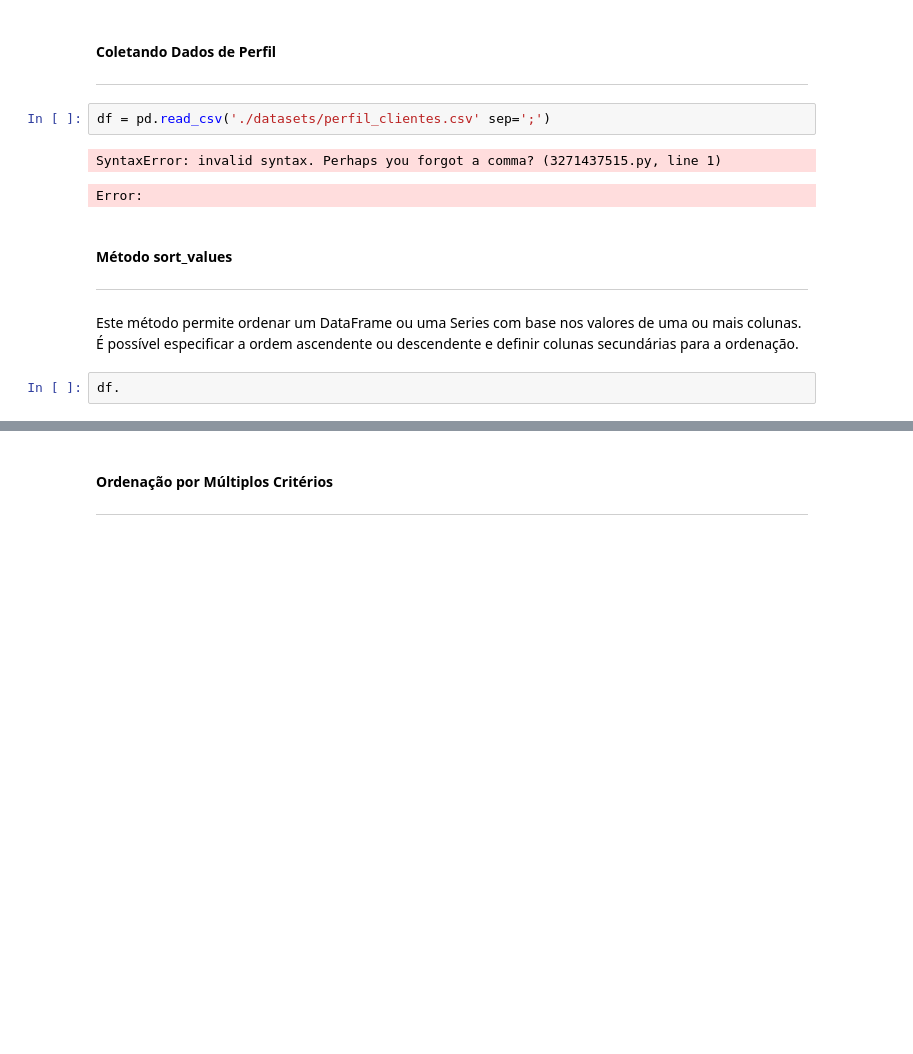
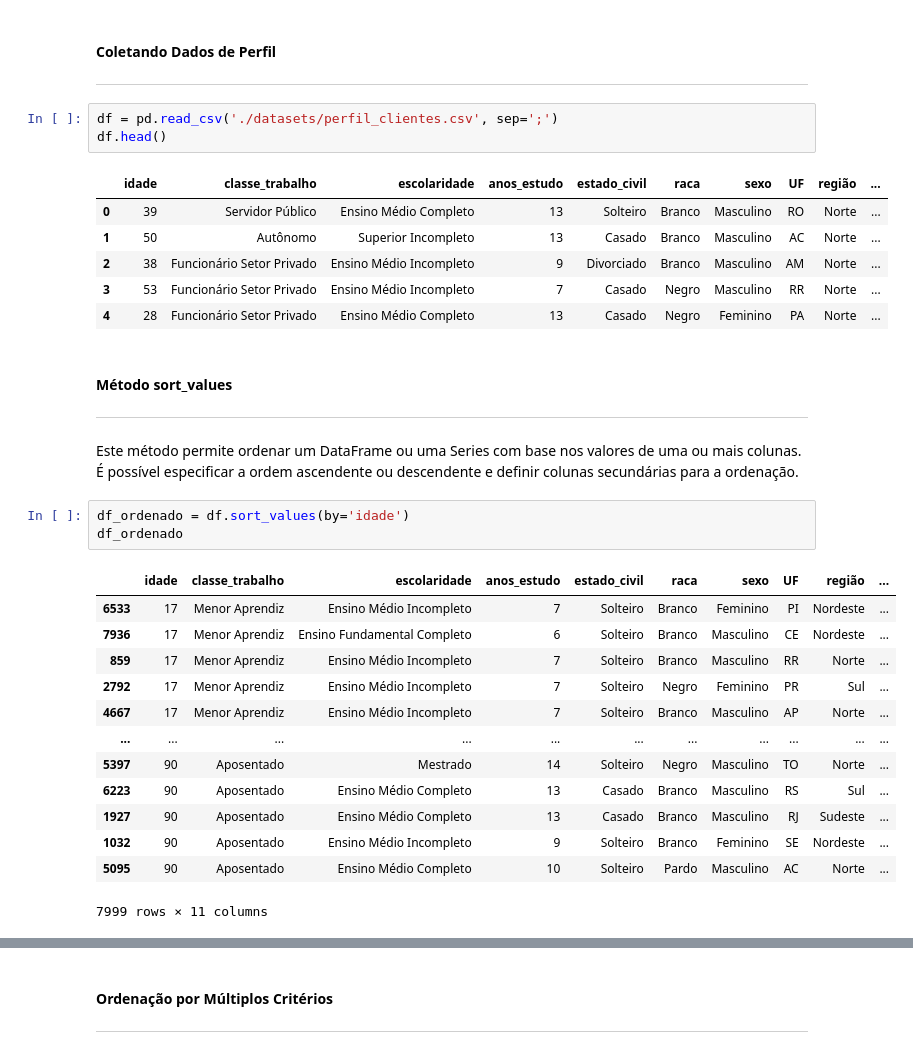
Before and after one commit to KesleyJS/pythonParaCienciaDeDados, a Jupyter notebook: Manipulação de Dados/04 - Ordenação de dados.ipynb, the cells around one changed output, grey strips where cells are left out. Drawn from its saved outputs; the diff is of its cells as text; blank space fills up the shorter version.

```diff
--- a/Manipulação de Dados/04 - Ordenação de dados.ipynb
+++ b/Manipulação de Dados/04 - Ordenação de dados.ipynb
@@ -21,13 +21,33 @@ import pandas as pd
 #### Coletando Dados de Perfil
 ***
 # %%
-df = pd.read_csv('./datasets/perfil_clientes.csv' sep=';')
+df = pd.read_csv('./datasets/perfil_clientes.csv', sep=';')
+df.head()
 # %% [output]
-SyntaxError: invalid syntax. Perhaps you forgot a comma? (3271437515.py, line 1)
-Error:
+|  | idade | classe_trabalho | escolaridade | anos_estudo | estado_civil | raca | sexo | UF | região | ... |
+| 0 | 39 | Servidor Público | Ensino Médio Completo | 13 | Solteiro | Branco | Masculino | RO | Norte | ... |
+| 1 | 50 | Autônomo | Superior Incompleto | 13 | Casado | Branco | Masculino | AC | Norte | ... |
+| 2 | 38 | Funcionário Setor Privado | Ensino Médio Incompleto | 9 | Divorciado | Branco | Masculino | AM | Norte | ... |
+| 3 | 53 | Funcionário Setor Privado | Ensino Médio Incompleto | 7 | Casado | Negro | Masculino | RR | Norte | ... |
+| 4 | 28 | Funcionário Setor Privado | Ensino Médio Completo | 13 | Casado | Negro | Feminino | PA | Norte | ... |
 # %% [markdown]
 #### Método sort_values
 ***
 Este método permite ordenar um DataFrame ou uma Series com base nos valores de uma ou mais colunas. É possível especificar a ordem ascendente ou descendente e definir colunas secundárias para a ordenação.
 # %%
-df.
+df_ordenado = df.sort_values(by='idade')
+df_ordenado
+# %% [output]
+|  | idade | classe_trabalho | escolaridade | anos_estudo | estado_civil | raca | sexo | UF | região | ... |
+| 6533 | 17 | Menor Aprendiz | Ensino Médio Incompleto | 7 | Solteiro | Branco | Feminino | PI | Nordeste | ... |
+| 7936 | 17 | Menor Aprendiz | Ensino Fundamental Completo | 6 | Solteiro | Branco | Masculino | CE | Nordeste | ... |
+| 859 | 17 | Menor Aprendiz | Ensino Médio Incompleto | 7 | Solteiro | Branco | Masculino | RR | Norte | ... |
+| 2792 | 17 | Menor Aprendiz | Ensino Médio Incompleto | 7 | Solteiro | Negro | Feminino | PR | Sul | ... |
+| 4667 | 17 | Menor Aprendiz | Ensino Médio Incompleto | 7 | Solteiro | Branco | Masculino | AP | Norte | ... |
+| ... | ... | ... | ... | ... | ... | ... | ... | ... | ... | ... |
+| 5397 | 90 | Aposentado | Mestrado | 14 | Solteiro | Negro | Masculino | TO | Norte | ... |
+| 6223 | 90 | Aposentado | Ensino Médio Completo | 13 | Casado | Branco | Masculino | RS | Sul | ... |
+| 1927 | 90 | Aposentado | Ensino Médio Completo | 13 | Casado | Branco | Masculino | RJ | Sudeste | ... |
+| 1032 | 90 | Aposentado | Ensino Médio Incompleto | 9 | Solteiro | Branco | Feminino | SE | Nordeste | ... |
+| 5095 | 90 | Aposentado | Ensino Médio Completo | 10 | Solteiro | Pardo | Masculino | AC | Norte | ... |
+7999 rows × 11 columns
```
Also changed, not shown: parts of 3 cells of this notebook.
